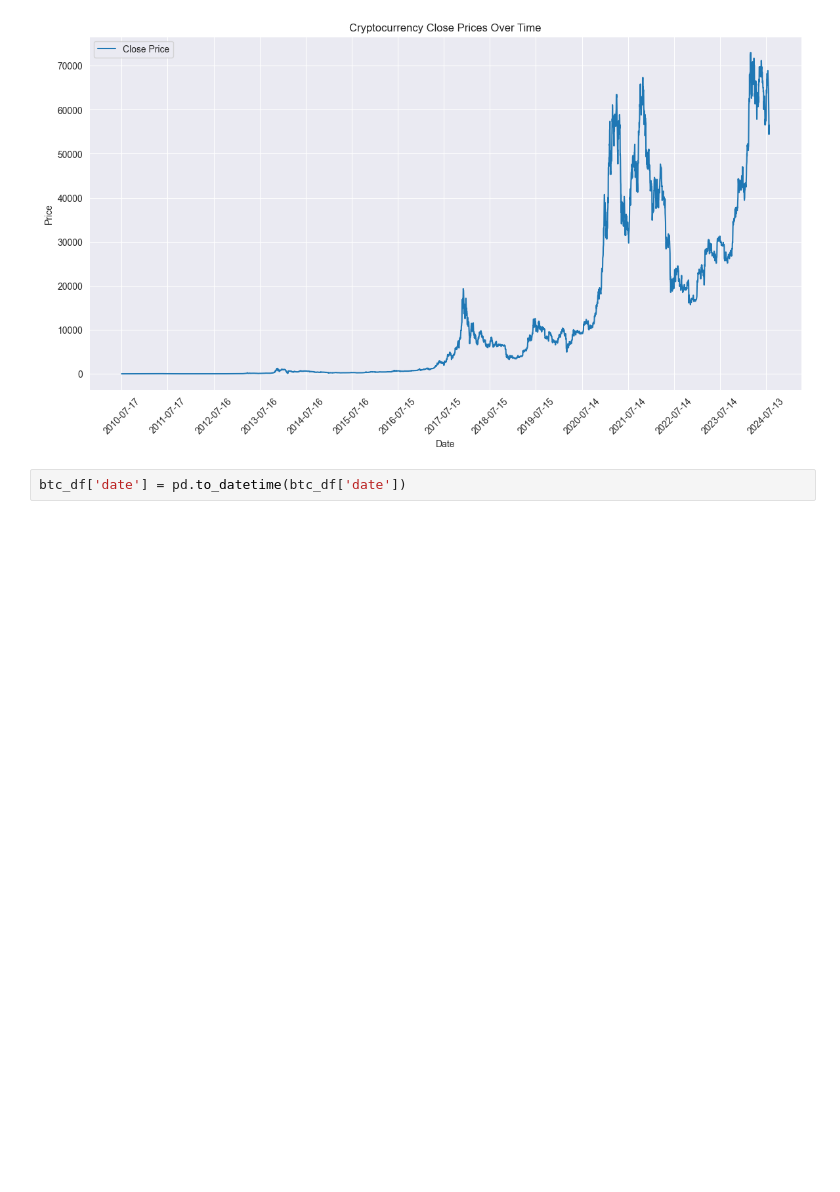
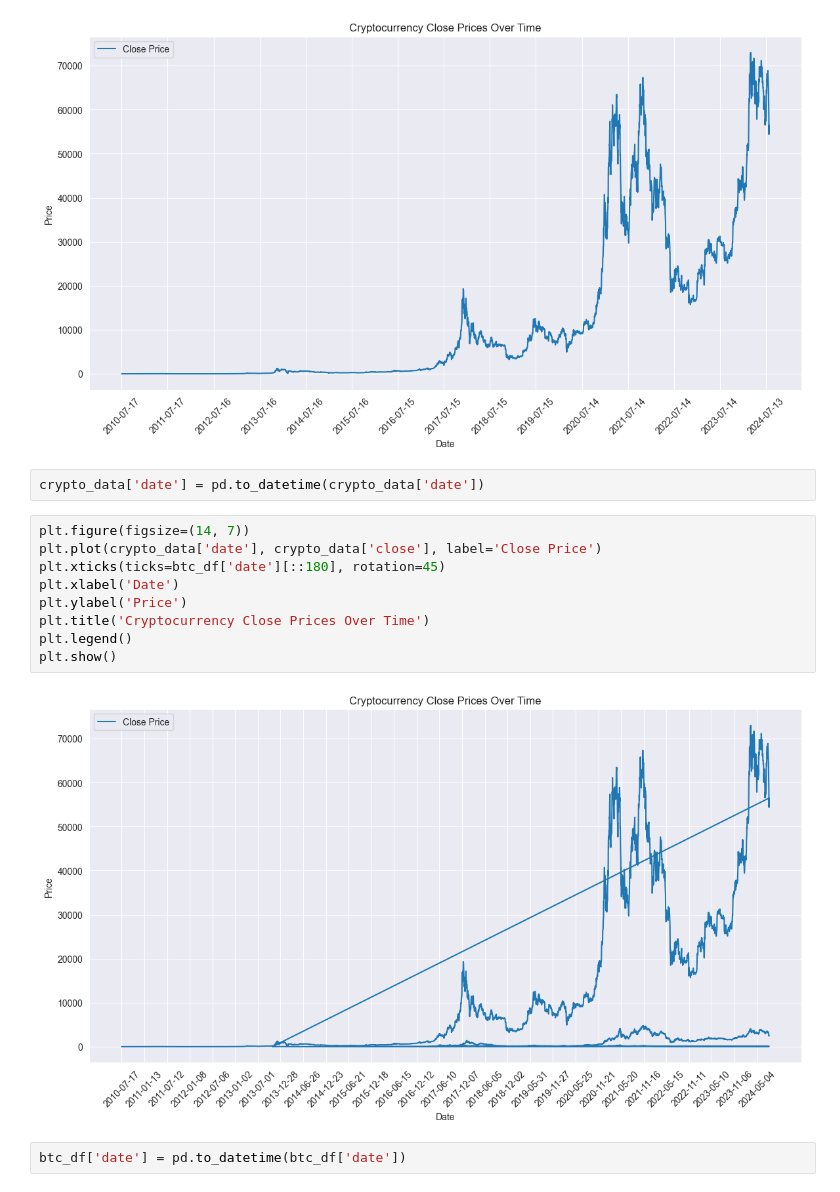
Before and after one commit to rohitcodism/Crypto-Price-Predition, a Jupyter notebook: Model/Crypto.ipynb, the cells around one changed output. Saved outputs shown, nothing was run; the diff lists cells and outputs as text; blank space fills up the shorter version.

```diff
--- a/Model/Crypto.ipynb
+++ b/Model/Crypto.ipynb
@@ -173,6 +181,19 @@ plt.legend()
 plt.show()
 # %% [output]
 [figure]
+# %%
+crypto_data['date'] = pd.to_datetime(crypto_data['date'])
+# %%
+plt.figure(figsize=(14, 7))
+plt.plot(crypto_data['date'], crypto_data['close'], label='Close Price')
+plt.xticks(ticks=btc_df['date'][::180], rotation=45)
+plt.xlabel('Date')
+plt.ylabel('Price')
+plt.title('Cryptocurrency Close Prices Over Time')
+plt.legend()
+plt.show()
+# %% [output]
+[figure, added]
 # %%
 btc_df['date'] = pd.to_datetime(btc_df['date'])
 # %%
```
Also changed, not shown: parts of 83 cells of this notebook.
